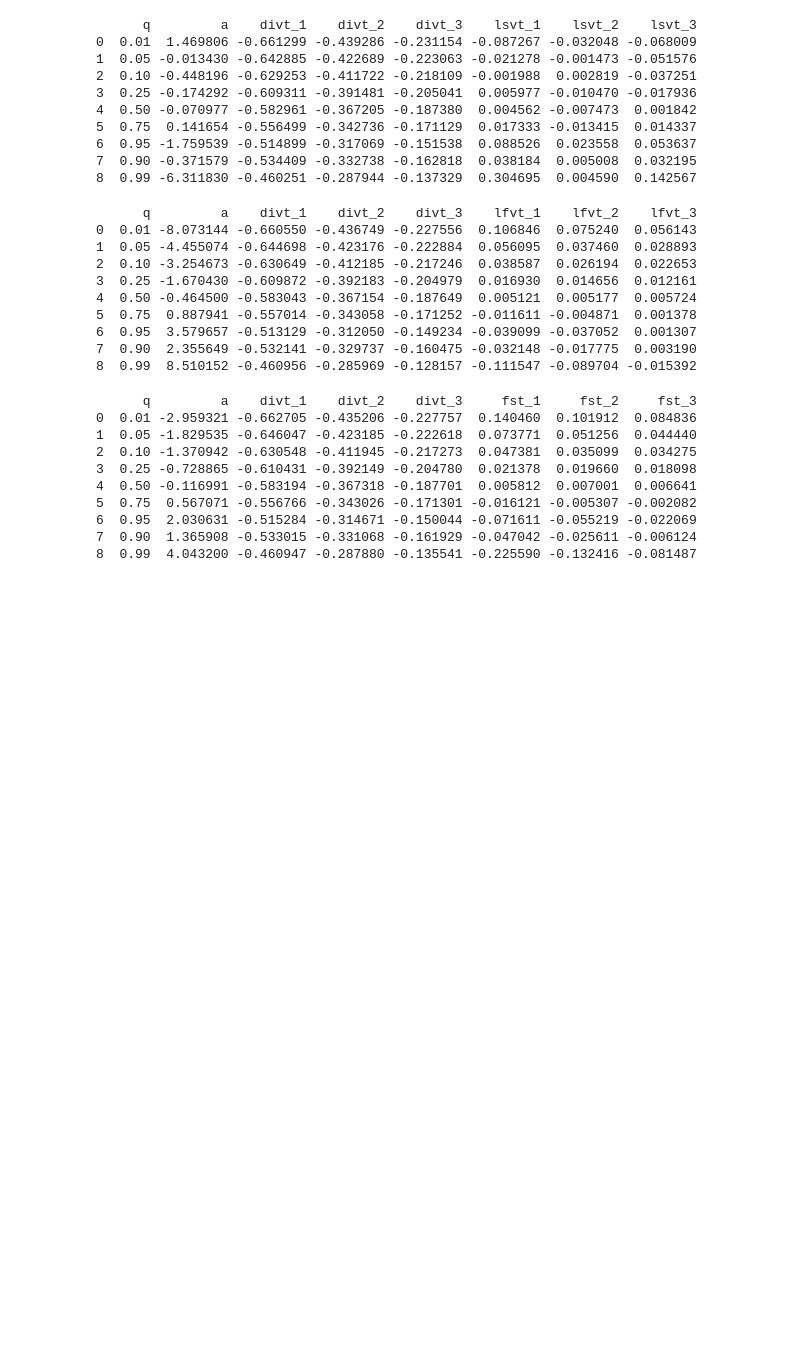
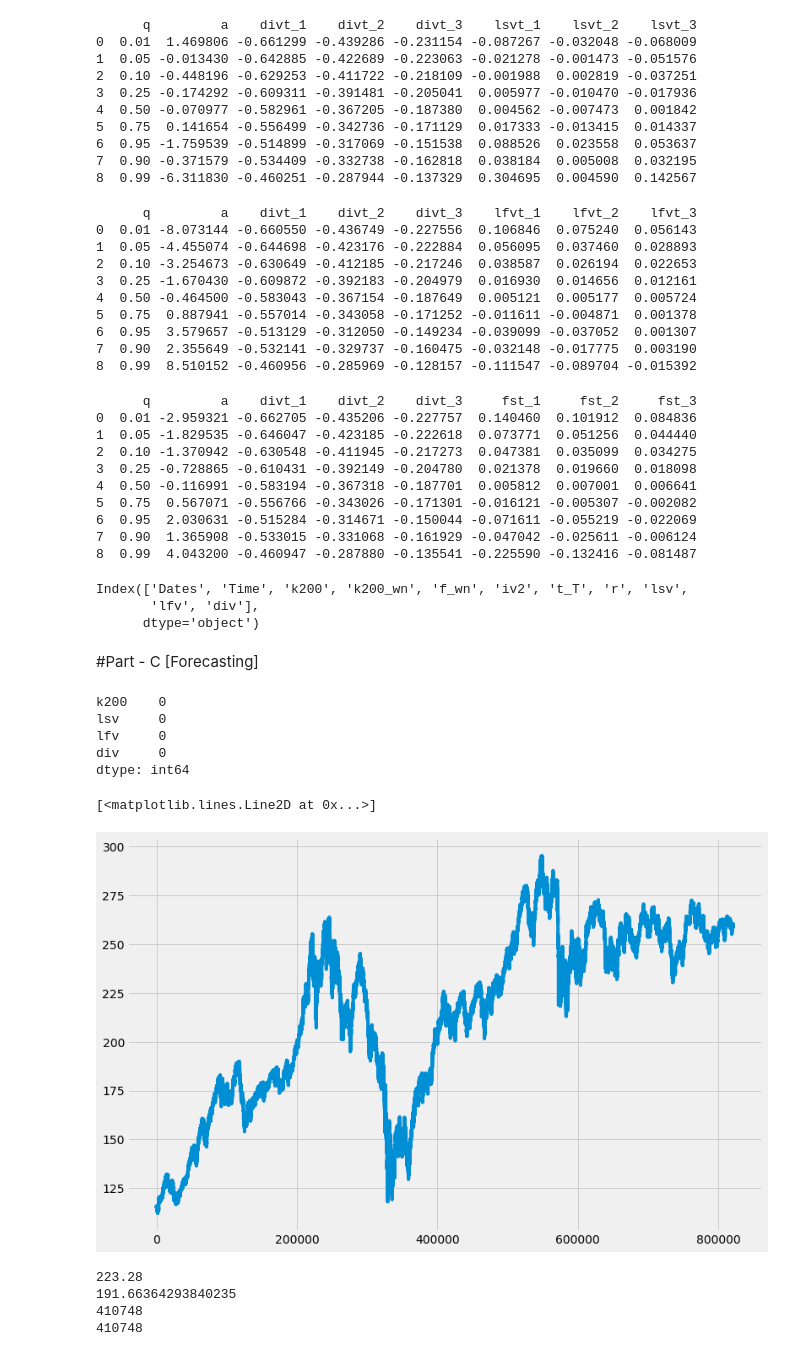
Before and after one commit to shivams289/Kaggle-Projects, a Jupyter notebook: Quantile_regression.ipynb, the cells around one changed output. Cells and saved outputs as stored; diff of their text form; code cells hidden in the pictures; blank space fills up the shorter version.

```diff
--- a/Quantile_regression.ipynb
+++ b/Quantile_regression.ipynb
@@ -716,0 +718,10 @@ from sklearn.metrics import mean_squared_error
+# %%
+dff.columns
+# %% [output]
+Index(['Dates', 'Time', 'k200', 'k200_wn', 'f_wn', 'iv2', 't_T', 'r', 'lsv',
+       'lfv', 'div'],
+      dtype='object')
+# %% [markdown]
+#Part - C [Forecasting]
+# %%
+df_forecast = dff_check[['k200', 'lsv', 'lfv', 'div']]
@@ -716,0 +731,13 @@ from sklearn.metrics import mean_squared_error
+# %%
+df_forecast.isnull().sum()
+# %% [output]
+k200    0
+lsv     0
+lfv     0
+div     0
+dtype: int64
+# %%
+plt.plot(df_forecast['k200'])
+# %% [output]
+[<matplotlib.lines.Line2D at 0x...>]
+[figure, added]
@@ -716,0 +759,10 @@ from sklearn.metrics import mean_squared_error
+# %%
+print(test_data['k200'][0])
+print(prediction[0])
+print(len(test_data))
+print(len(prediction))
+# %% [output]
+223.28
+191.66364293840235
+410748
+410748
```
Also changed, not shown: parts of 12 cells of this notebook.
